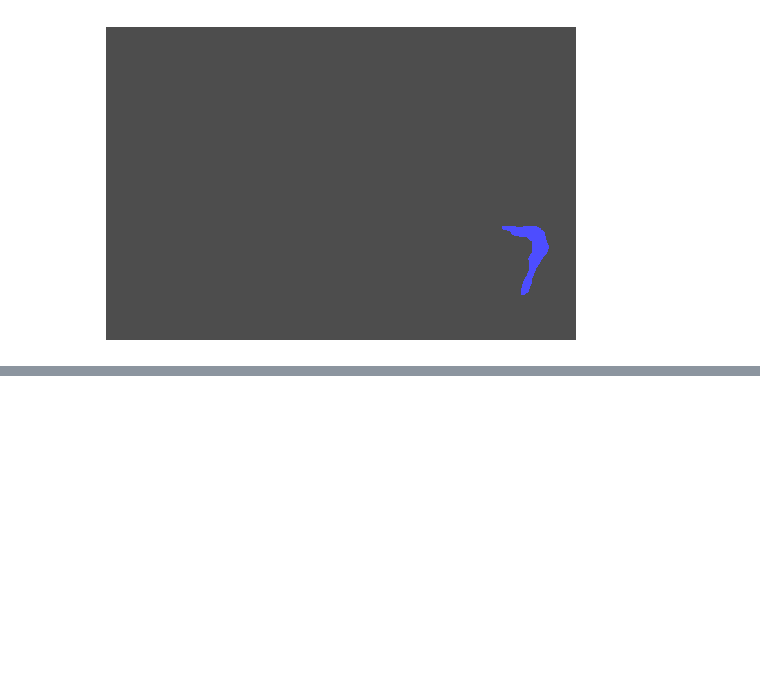
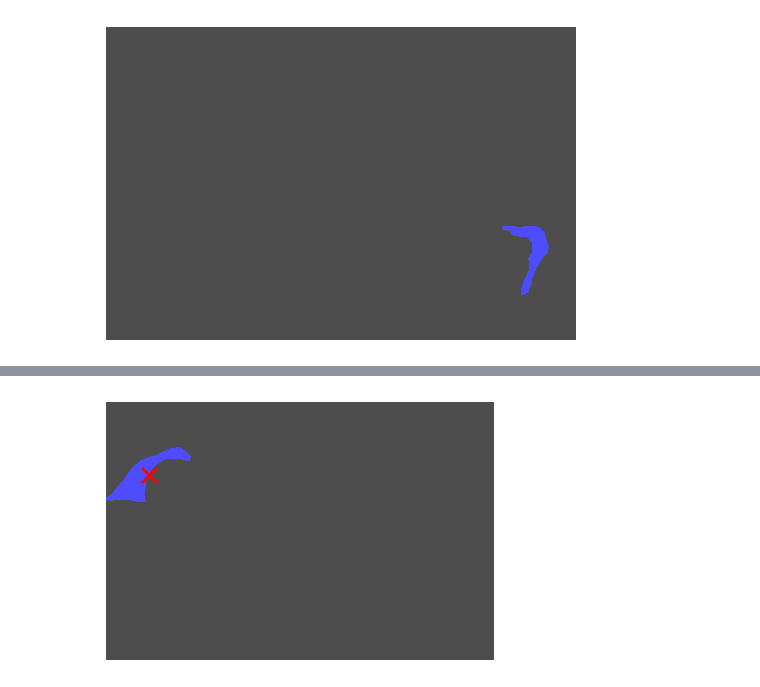
Before and after one commit to thangible/ClimateSAM, a Jupyter notebook: documentation.ipynb, the cells around one changed output, grey strips where cells are left out. Cells and saved outputs as stored; diff of their text form; code cells hidden in the pictures; blank space fills up the shorter version.

```diff
--- a/documentation.ipynb
+++ b/documentation.ipynb
@@ -143,0 +344,20 @@ for i, m in enumerate(masks):
+# %%
+#  3) Mask with point prompt (no legend, no grid)
+import matplotlib.pyplot as plt
+
+fig, ax = plt.subplots(figsize=(5, 4))
+ax.imshow(mask_np, cmap=cmap_ar, interpolation='nearest', alpha=0.7)
+
+# Try to extract the point from ar_point_prompt
+try:
+    pts = ar_point_prompt.detach().cpu().numpy().reshape(-1, 2)
+    px, py = pts[0]
+    # plot as red 'x'
+    ax.scatter(px, py, marker='x', color='red', s=120, linewidths=2)
+except Exception:
+    pass
+
+ax.axis('off')
+plt.show()
+# %% [output]
+[figure, added]
```
Also changed, not shown: parts of 12 cells of this notebook, 1 other file.
